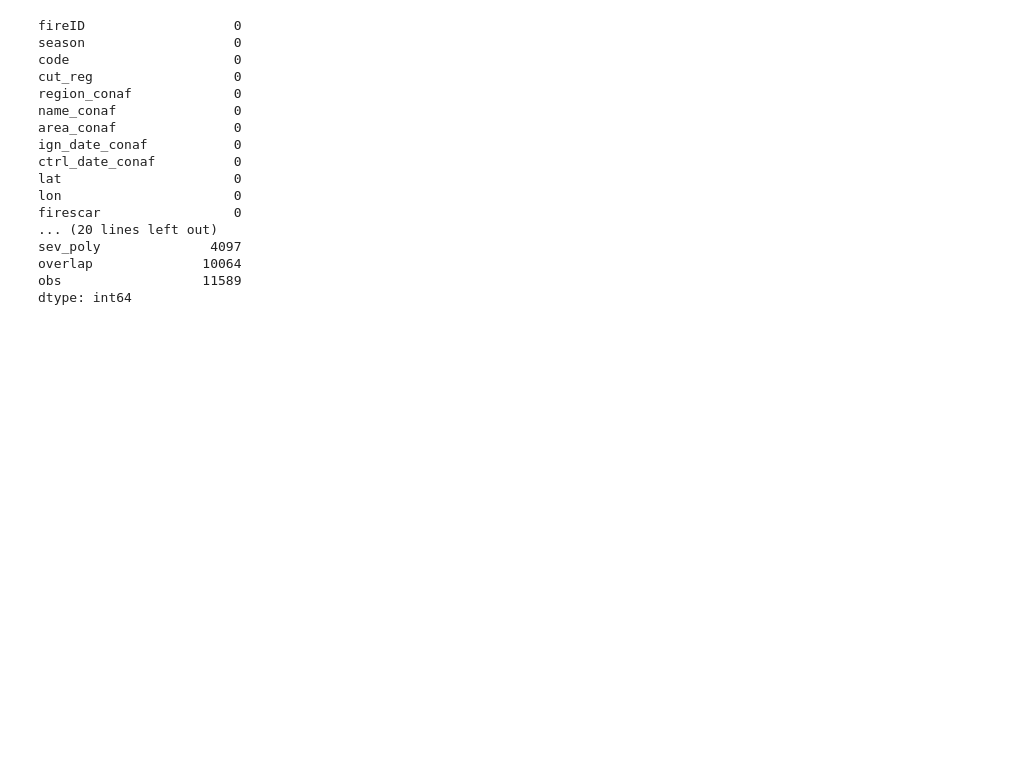
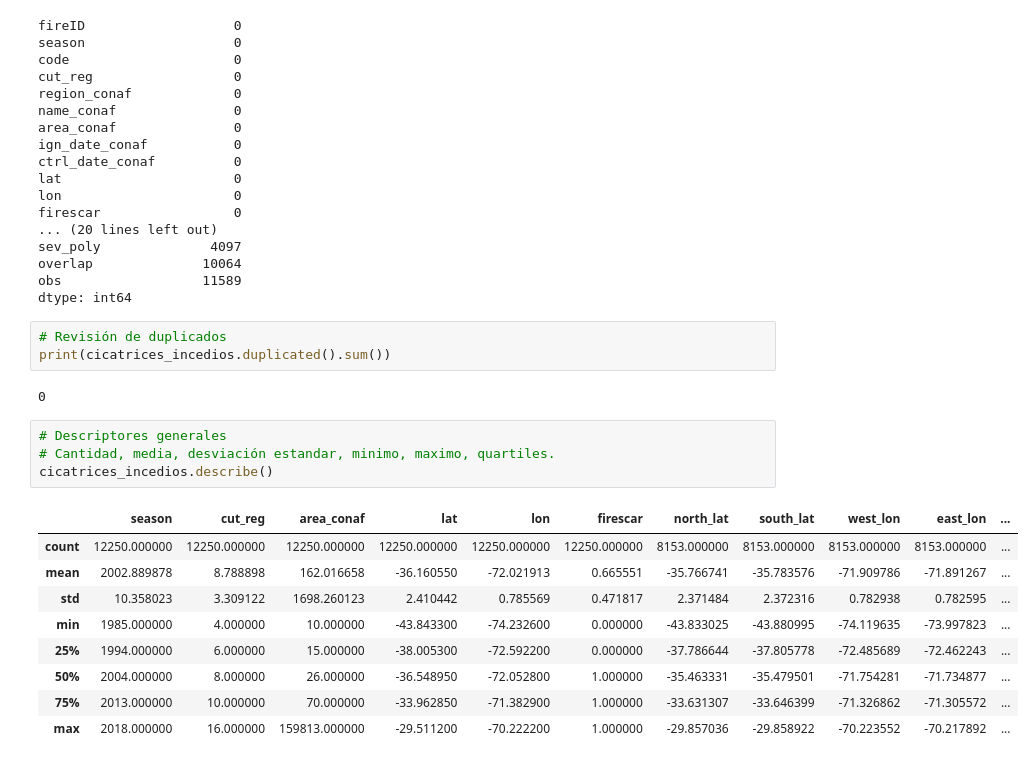
Before and after one commit to Kiki1108/incendios, a Jupyter notebook: analisis.ipynb, the cells around one changed output. Saved outputs shown, nothing was run; the diff lists cells and outputs as text; blank space fills up the shorter version.

```diff
--- a/analisis.ipynb
+++ b/analisis.ipynb
@@ -82,3 +102,22 @@ sev_poly              4097
 overlap              10064
 obs                  11589
 dtype: int64
+# %%
+# Revisión de duplicados
+print(cicatrices_incedios.duplicated().sum())
+# %% [output]
+0
+# %%
+# Descriptores generales
+# Cantidad, media, desviación estandar, minimo, maximo, quartiles.
+cicatrices_incedios.describe()
+# %% [output]
+|  | season | cut_reg | area_conaf | lat | lon | firescar | north_lat | south_lat | west_lon | east_lon | ... |
+| count | 12250.000000 | 12250.000000 | 12250.000000 | 12250.000000 | 12250.000000 | 12250.000000 | 8153.000000 | 8153.000000 | 8153.000000 | 8153.000000 | ... |
+| mean | 2002.889878 | 8.788898 | 162.016658 | -36.160550 | -72.021913 | 0.665551 | -35.766741 | -35.783576 | -71.909786 | -71.891267 | ... |
+| std | 10.358023 | 3.309122 | 1698.260123 | 2.410442 | 0.785569 | 0.471817 | 2.371484 | 2.372316 | 0.782938 | 0.782595 | ... |
+| min | 1985.000000 | 4.000000 | 10.000000 | -43.843300 | -74.232600 | 0.000000 | -43.833025 | -43.880995 | -74.119635 | -73.997823 | ... |
+| 25% | 1994.000000 | 6.000000 | 15.000000 | -38.005300 | -72.592200 | 0.000000 | -37.786644 | -37.805778 | -72.485689 | -72.462243 | ... |
+| 50% | 2004.000000 | 8.000000 | 26.000000 | -36.548950 | -72.052800 | 1.000000 | -35.463331 | -35.479501 | -71.754281 | -71.734877 | ... |
+| 75% | 2013.000000 | 10.000000 | 70.000000 | -33.962850 | -71.382900 | 1.000000 | -33.631307 | -33.646399 | -71.326862 | -71.305572 | ... |
+| max | 2018.000000 | 16.000000 | 159813.000000 | -29.511200 | -70.222200 | 1.000000 | -29.857036 | -29.858922 | -70.223552 | -70.217892 | ... |
```
Also changed, not shown: parts of 6 cells of this notebook.
